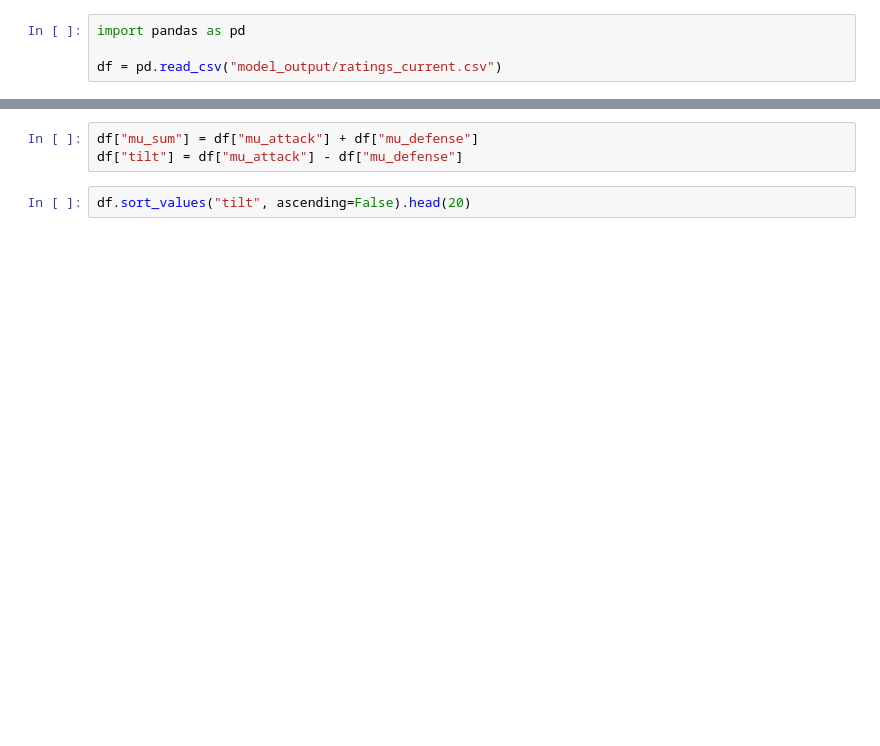
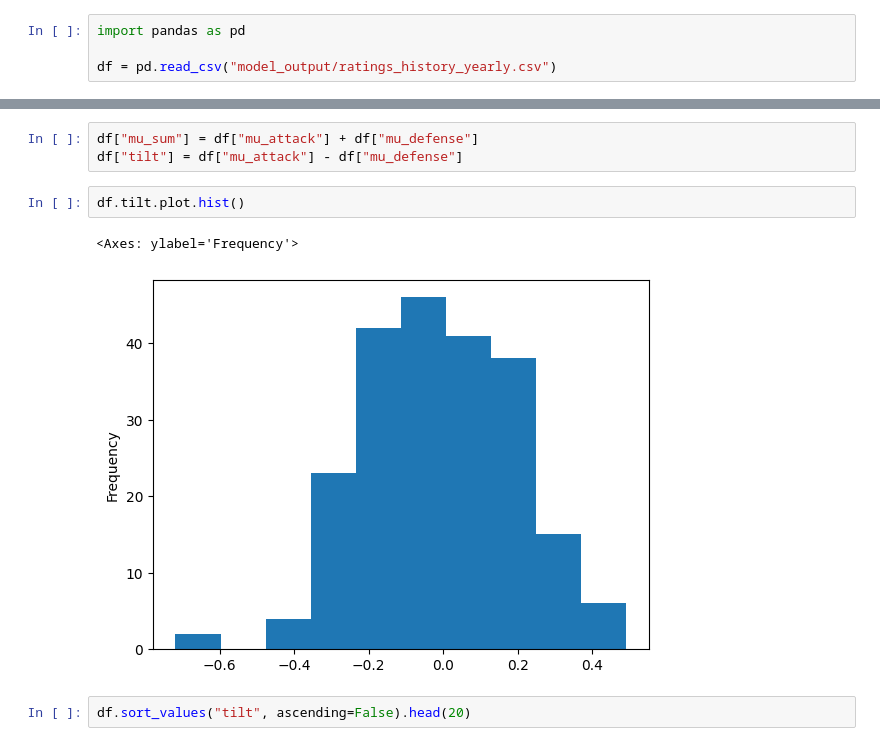
Before and after one commit to rwarneke/football_model, a Jupyter notebook: scratch.ipynb, the cells around one changed output, grey strips where cells are left out. Drawn from its saved outputs; the diff is of its cells as text; blank space fills up the shorter version.

```diff
--- a/scratch.ipynb
+++ b/scratch.ipynb
@@ -1,4 +1,4 @@
 # %%
 import pandas as pd
 
-df = pd.read_csv("model_output/ratings_current.csv")
+df = pd.read_csv("model_output/ratings_history_yearly.csv")
@@ -5,6 +21,11 @@ df = pd.read_csv("model_output/ratings_current.csv")
 # %%
 df["mu_sum"] = df["mu_attack"] + df["mu_defense"]
 df["tilt"] = df["mu_attack"] - df["mu_defense"]
+# %%
+df.tilt.plot.hist()
+# %% [output]
+<Axes: ylabel='Frequency'>
+[figure, added]
 # %%
 df.sort_values("tilt", ascending=False).head(20)
 # %% [output]
```
Also changed, not shown: parts of 1 cell of this notebook, 37 other files.
